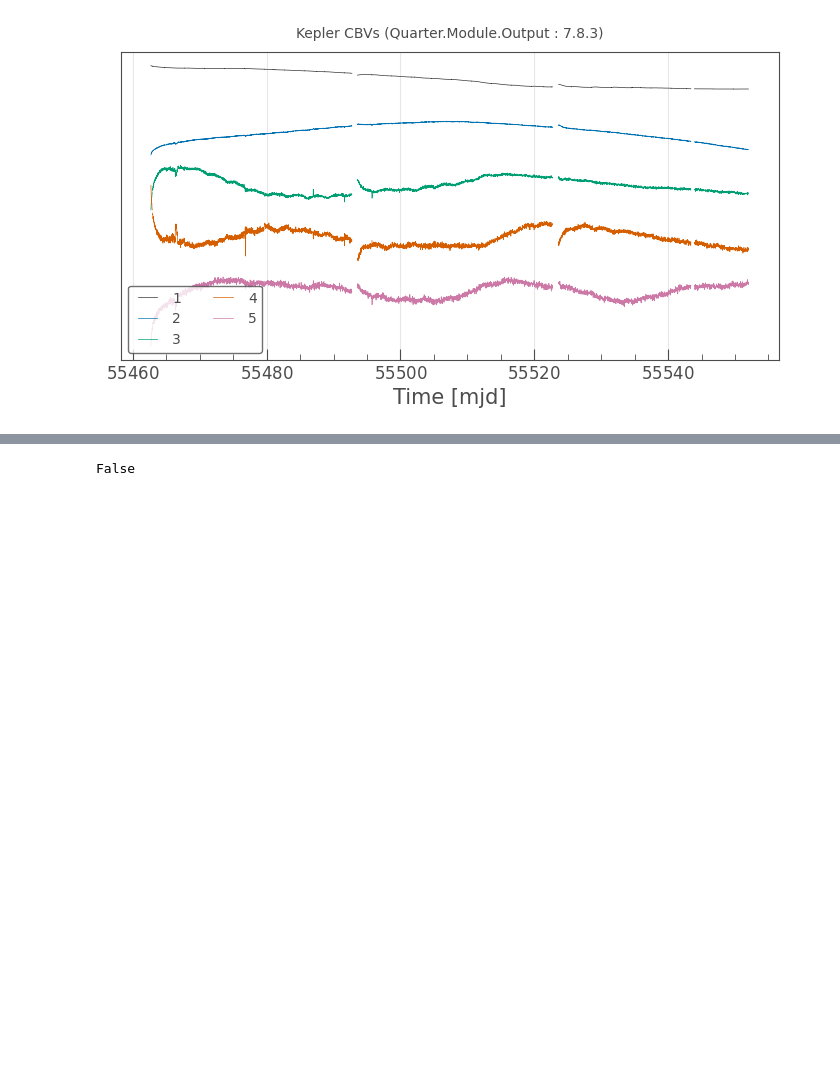
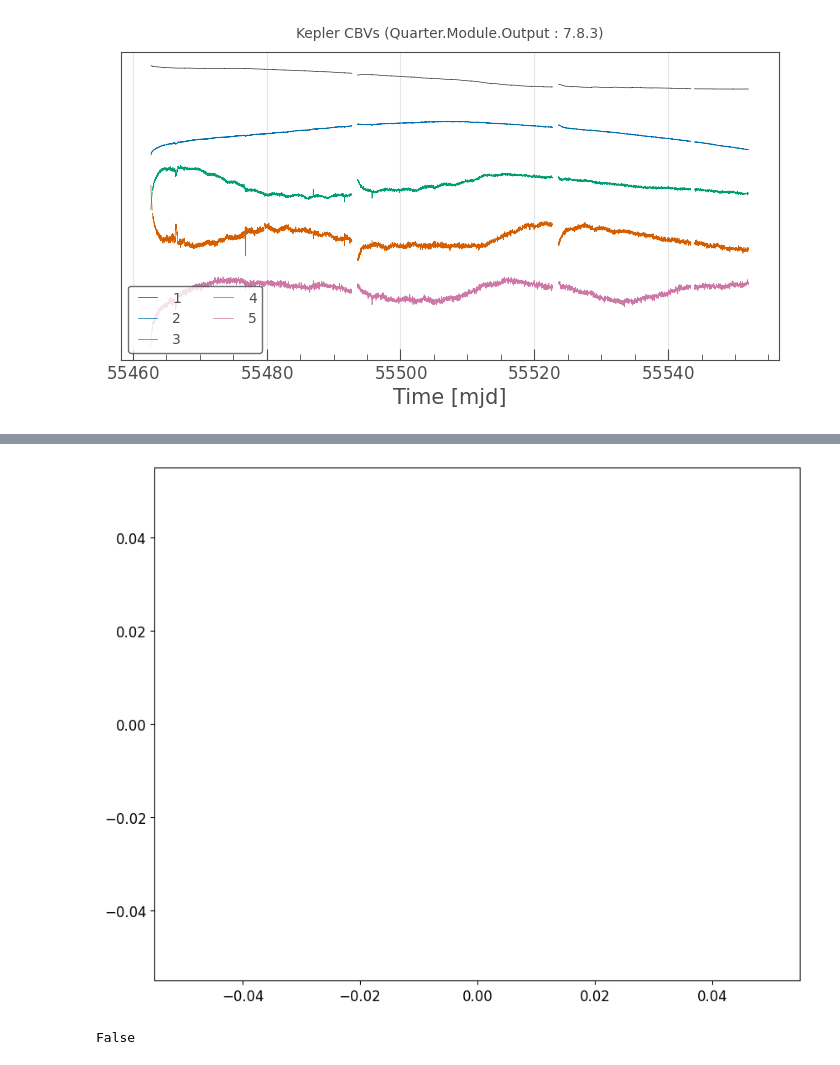
Before and after one commit to courtcraw/Notebooks, a Jupyter notebook: using_lightkurve.ipynb, the cells around one changed output, grey strips where cells are left out. Cells and saved outputs as stored; diff of their text form; code cells hidden in the pictures; blank space fills up the shorter version.

```diff
--- a/using_lightkurve.ipynb
+++ b/using_lightkurve.ipynb
@@ -115,3 +115,19 @@ KeplerCotrendingBasisVectors length=4
 cbvs.plot(cbv_indices=np.arange(1,6));
 # %% [output]
 [figure]
+# %%
+def calc_lomb_scargle(t,y):
+   oversample = 10
+   tmax = t[-1]#t.max()
+   tmin = t[0]#t.min()
+   df = 1.0 / (tmax - tmin)
+   fmin = df
+   fmax = 600 # maximum frequency in cycles per day (c/d)
+
+   freq = np.arange(fmin, fmax, df / oversample)
+   model = LombScargle(t, y)
+   sc = model.power(freq, method="fast", normalization="psd")
+
+   fct = np.sqrt(4./len(t))
+   amp = np.sqrt(sc) * fct
+   return freq*11.574, amp*1E6 # return frequency in muHz and amplitude in ppm
@@ -118,3 +144,8 @@ cbvs.plot(cbv_indices=np.arange(1,6));
+# %%
+plt.plot(freq,amp)
+plt.show()
+# %% [output]
+[figure, added]
 # %%
 # cbv_designmatrix = cbvs.to_designmatrix(cbv_indices=np.arange(1,6), name='10.1.1.SingleScale')
 # cbv_designmatrix
```
Also changed, not shown: parts of 11 cells of this notebook.
